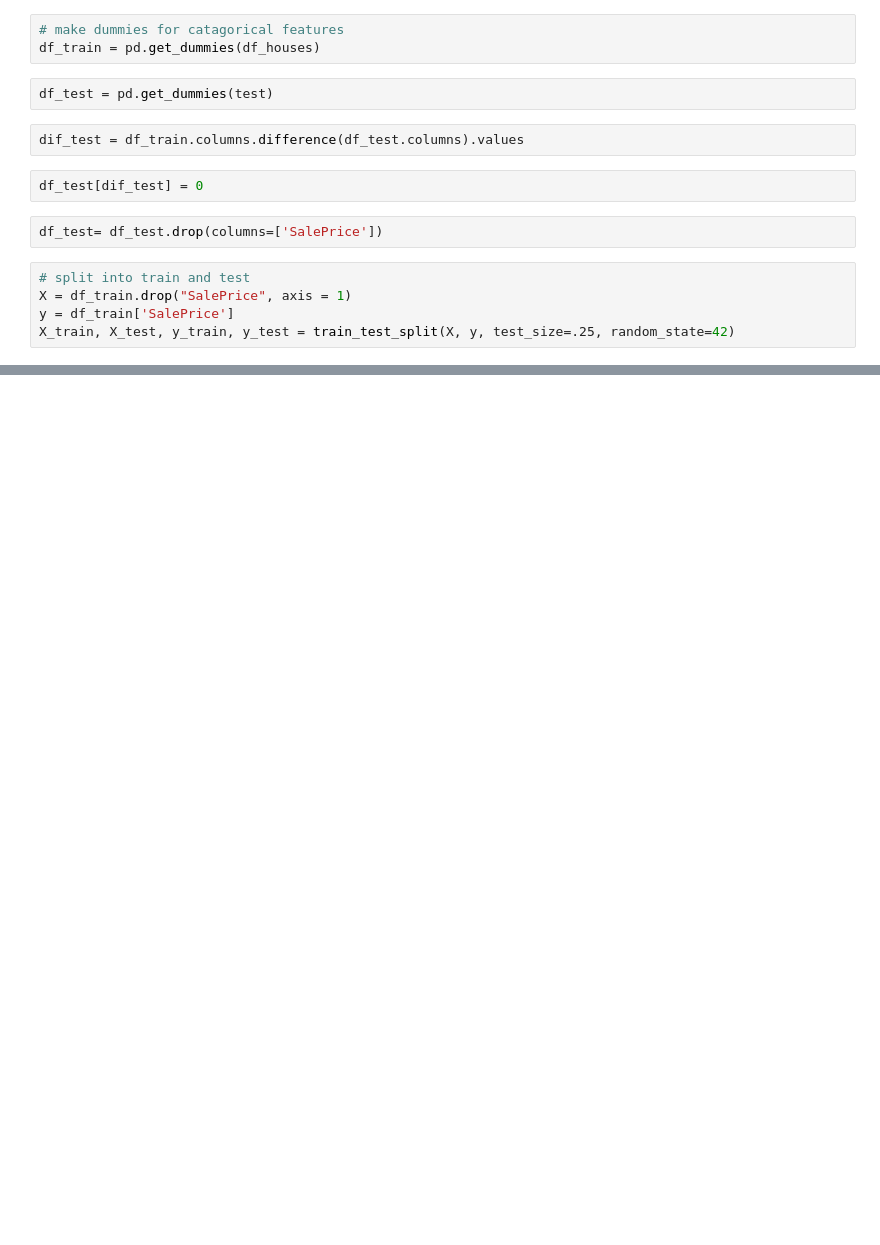
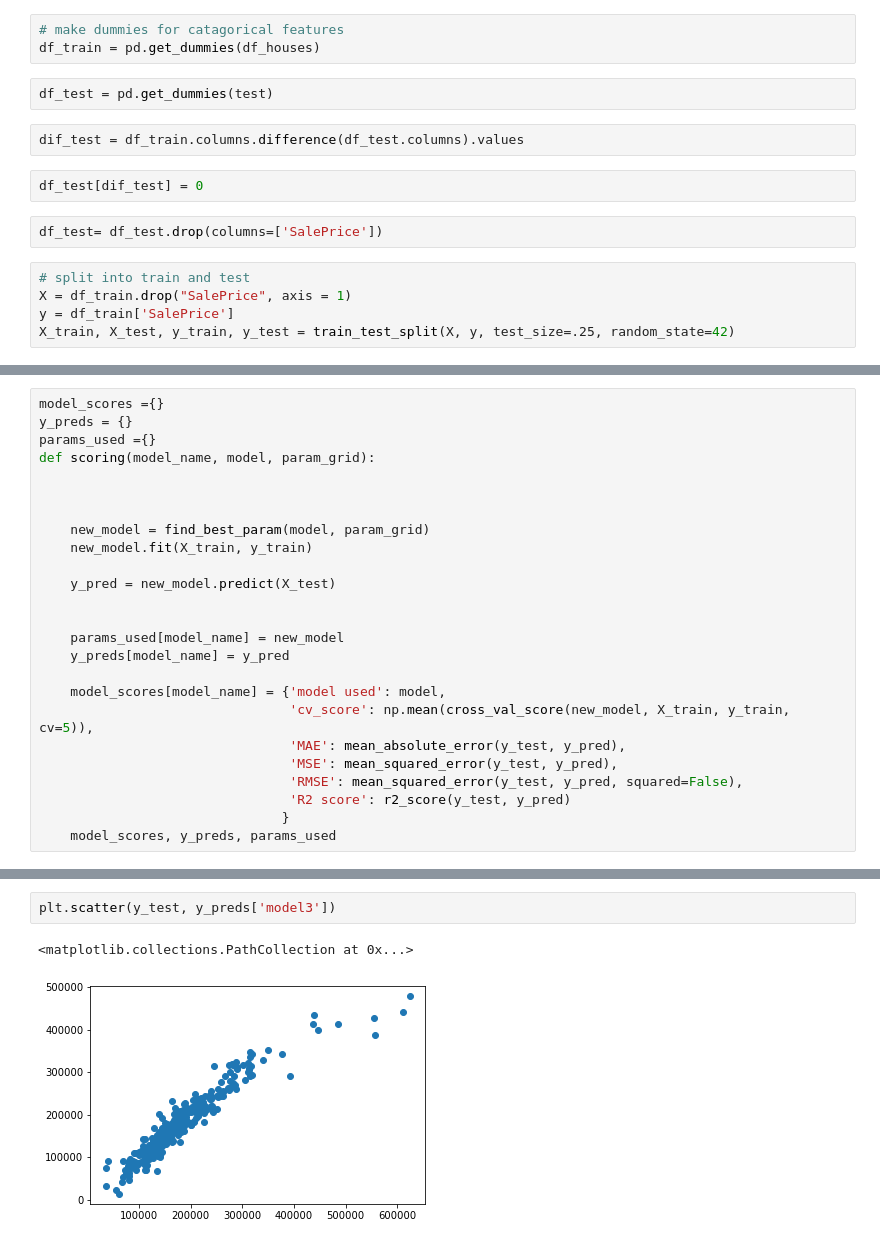
Before and after one commit to HopeFrost/House_price_prediction, a Jupyter notebook: houses_features_model_dropoutliers_noscaler.ipynb, the cells around one changed output, grey strips where cells are left out. Cells and saved outputs as stored; diff of their text form; blank space fills up the shorter version.

```diff
--- a/houses_features_model_dropoutliers_noscaler.ipynb
+++ b/houses_features_model_dropoutliers_noscaler.ipynb
@@ -140,0 +131,25 @@ RMSE: 26067.975365271952
+# %%
+model_scores ={}
+y_preds = {}
+params_used ={}
+def scoring(model_name, model, param_grid):
+
+
+
+    new_model = find_best_param(model, param_grid)
+    new_model.fit(X_train, y_train)
+
+    y_pred = new_model.predict(X_test)
+
+
+    params_used[model_name] = new_model
+    y_preds[model_name] = y_pred
+
+    model_scores[model_name] = {'model used': model,
+                                'cv_score': np.mean(cross_val_score(new_model, X_train, y_train, cv=5)),
+                                'MAE': mean_absolute_error(y_test, y_pred),
+                                'MSE': mean_squared_error(y_test, y_pred),
+                                'RMSE': mean_squared_error(y_test, y_pred, squared=False),
+                                'R2 score': r2_score(y_test, y_pred)
+                               }
+    model_scores, y_preds, params_used
@@ -140,0 +266,5 @@ RMSE: 26067.975365271952
+# %%
+plt.scatter(y_test, y_preds['model3'])
+# %% [output]
+<matplotlib.collections.PathCollection at 0x...>
+[figure, added]
```
Also changed, not shown: parts of 32 cells of this notebook, 9 other files.
